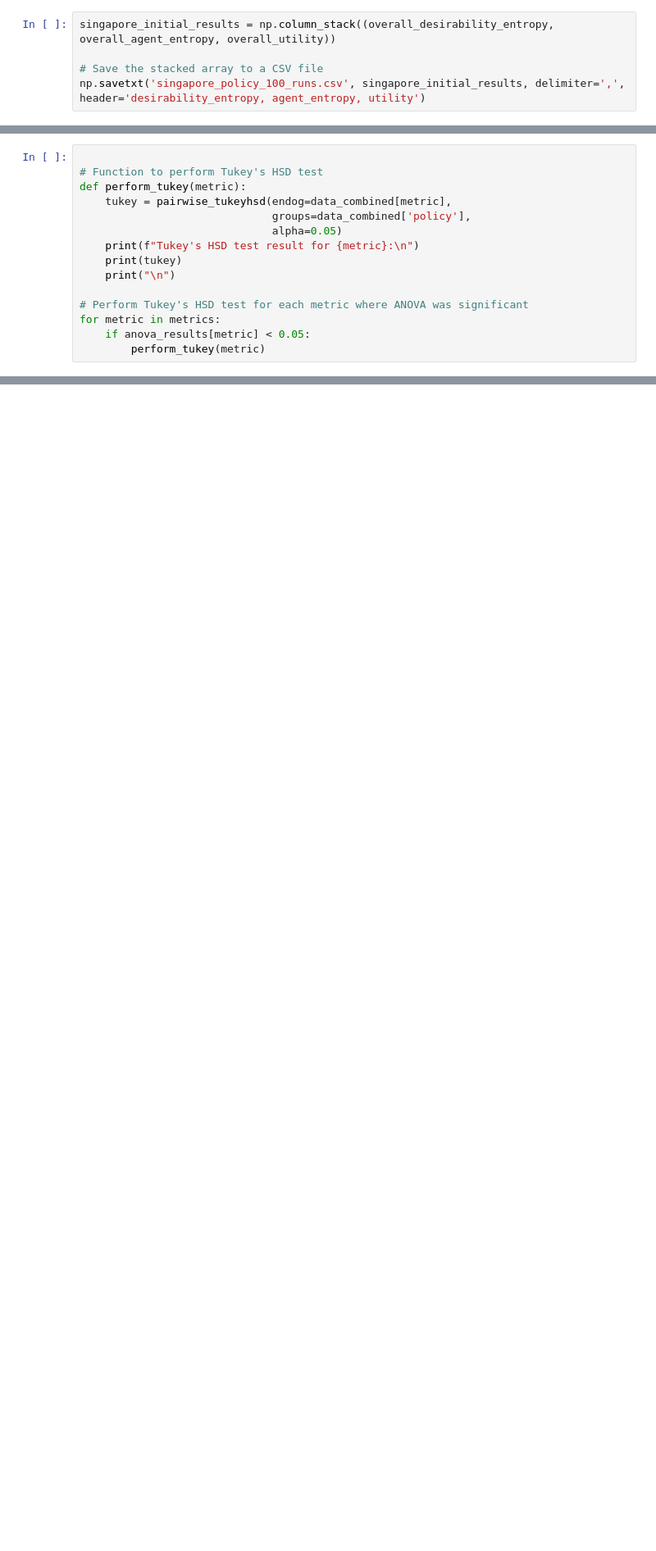
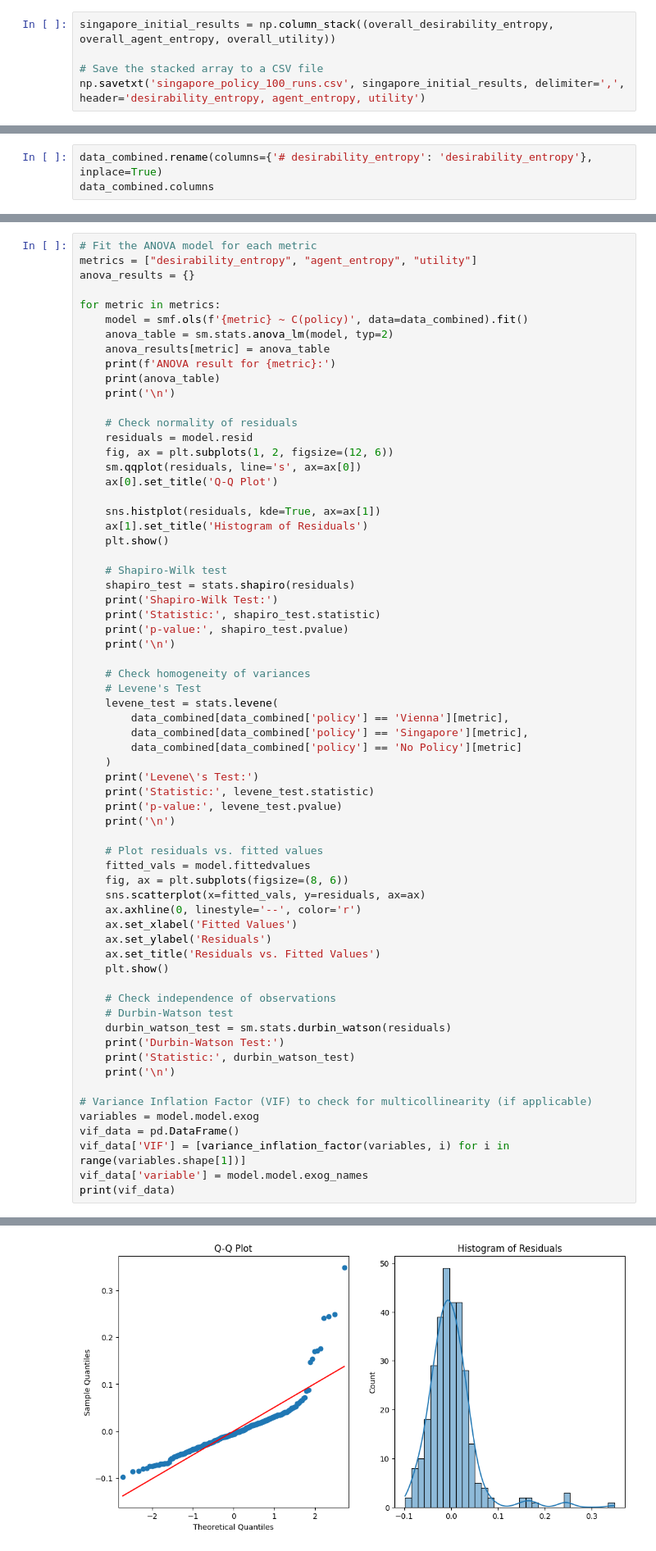
Before and after one commit to ThomasTenDamme/ABM_Group_3, a Jupyter notebook: Mesa Schelling Visualization/nb_caro.ipynb, the cells around one changed output, grey strips where cells are left out. Shown at 82% size. Saved outputs shown, nothing was run; the diff lists cells and outputs as text; blank space fills up the shorter version.

```diff
--- a/Mesa Schelling Visualization/nb_caro.ipynb
+++ b/Mesa Schelling Visualization/nb_caro.ipynb
@@ -1042,15 +1110,3 @@ anova_results = {metric: perform_anova(metric) for metric in metrics}
-# %%
-
-# Function to perform Tukey's HSD test
-def perform_tukey(metric):
-    tukey = pairwise_tukeyhsd(endog=data_combined[metric],
-                              groups=data_combined['policy'],
-                              alpha=0.05)
-    print(f"Tukey's HSD test result for {metric}:\n")
-    print(tukey)
-    print("\n")
-
-# Perform Tukey's HSD test for each metric where ANOVA was significant
-for metric in metrics:
-    if anova_results[metric] < 0.05:
-        perform_tukey(metric)
+# %%
+data_combined.rename(columns={'# desirability_entropy': 'desirability_entropy'}, inplace=True)
+data_combined.columns
@@ -1056,0 +1115,66 @@ for metric in metrics:
+# %%
+# Fit the ANOVA model for each metric
+metrics = ["desirability_entropy", "agent_entropy", "utility"]
+anova_results = {}
+
+for metric in metrics:
+    model = smf.ols(f'{metric} ~ C(policy)', data=data_combined).fit()
+    anova_table = sm.stats.anova_lm(model, typ=2)
+    anova_results[metric] = anova_table
+    print(f'ANOVA result for {metric}:')
+    print(anova_table)
+    print('\n')
+
+    # Check normality of residuals
+    residuals = model.resid
+    fig, ax = plt.subplots(1, 2, figsize=(12, 6))
+    sm.qqplot(residuals, line='s', ax=ax[0])
+    ax[0].set_title('Q-Q Plot')
+
+    sns.histplot(residuals, kde=True, ax=ax[1])
+    ax[1].set_title('Histogram of Residuals')
+    plt.show()
+
+    # Shapiro-Wilk test
+    shapiro_test = stats.shapiro(residuals)
+    print('Shapiro-Wilk Test:')
+    print('Statistic:', shapiro_test.statistic)
+    print('p-value:', shapiro_test.pvalue)
+    print('\n')
+
+    # Check homogeneity of variances
+    # Levene's Test
+    levene_test = stats.levene(
+        data_combined[data_combined['policy'] == 'Vienna'][metric],
+        data_combined[data_combined['policy'] == 'Singapore'][metric],
+        data_combined[data_combined['policy'] == 'No Policy'][metric]
+    )
+    print('Levene\'s Test:')
+    print('Statistic:', levene_test.statistic)
+    print('p-value:', levene_test.pvalue)
+    print('\n')
+
+    # Plot residuals vs. fitted values
+    fitted_vals = model.fittedvalues
+    fig, ax = plt.subplots(figsize=(8, 6))
+    sns.scatterplot(x=fitted_vals, y=residuals, ax=ax)
+    ax.axhline(0, linestyle='--', color='r')
+    ax.set_xlabel('Fitted Values')
+    ax.set_ylabel('Residuals')
+    ax.set_title('Residuals vs. Fitted Values')
+    plt.show()
+
+    # Check independence of observations
+    # Durbin-Watson test
+    durbin_watson_test = sm.stats.durbin_watson(residuals)
+    print('Durbin-Watson Test:')
+    print('Statistic:', durbin_watson_test)
+    print('\n')
+
+# Variance Inflation Factor (VIF) to check for multicollinearity (if applicable)
+variables = model.model.exog
+vif_data = pd.DataFrame()
+vif_data['VIF'] = [variance_inflation_factor(variables, i) for i in range(variables.shape[1])]
+vif_data['variable'] = model.model.exog_names
+print(vif_data)
+# %% [output]
@@ -1056,0 +1185 @@ for metric in metrics:
+[figure, added]
```
Also changed, not shown: parts of 24 cells of this notebook, 1 other file.
